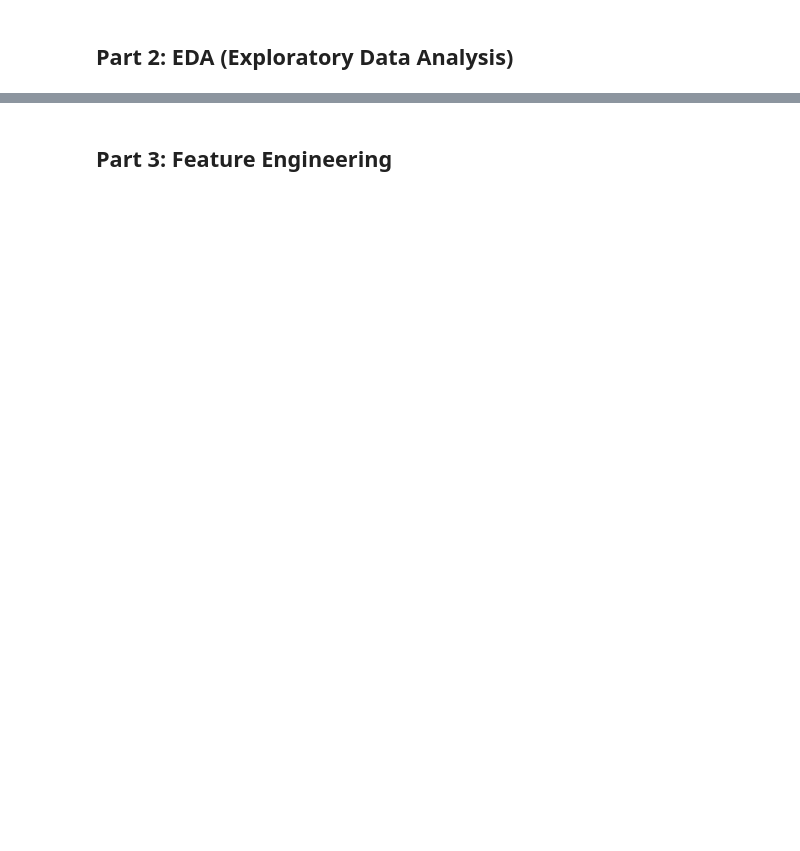
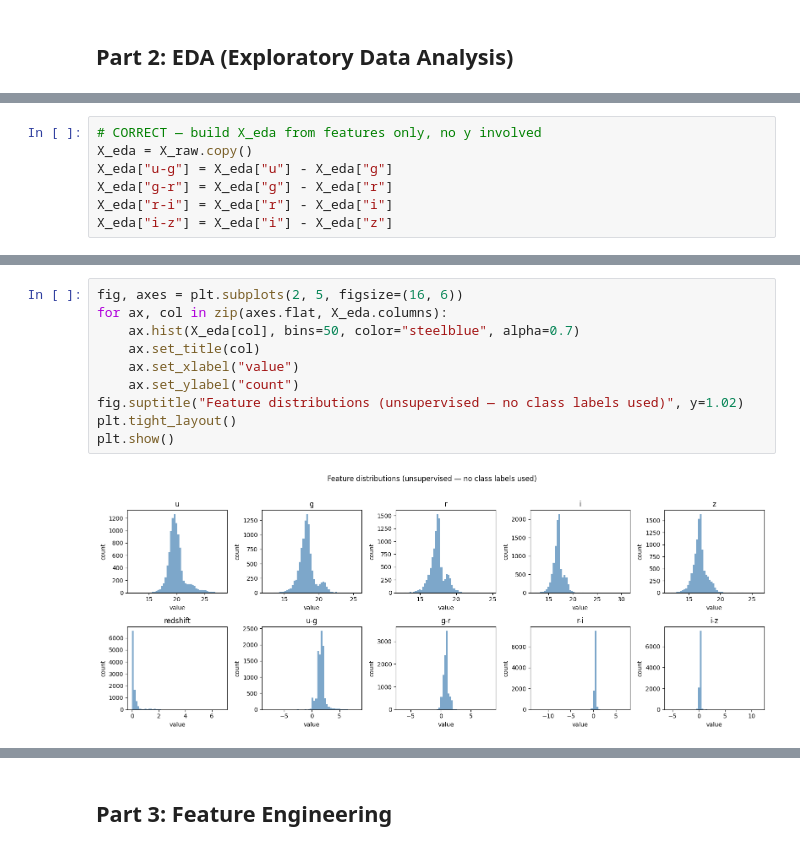
Before and after one commit to DaerenKim/IT1244-Astral-Sentiment-Analysis-Clustering, a Jupyter notebook: astral.ipynb, the cells around one changed output, grey strips where cells are left out. Saved outputs shown, nothing was run; the diff lists cells and outputs as text; blank space fills up the shorter version.

```diff
--- a/astral.ipynb
+++ b/astral.ipynb
@@ -170,0 +109,7 @@ i-z        0.281652  0.252033  -5.64933  11.546050
+# %%
+# CORRECT — build X_eda from features only, no y involved
+X_eda = X_raw.copy()
+X_eda["u-g"] = X_eda["u"] - X_eda["g"]
+X_eda["g-r"] = X_eda["g"] - X_eda["r"]
+X_eda["r-i"] = X_eda["r"] - X_eda["i"]
+X_eda["i-z"] = X_eda["i"] - X_eda["z"]
@@ -170,0 +166,12 @@ i-z        0.281652  0.252033  -5.64933  11.546050
+# %%
+fig, axes = plt.subplots(2, 5, figsize=(16, 6))
+for ax, col in zip(axes.flat, X_eda.columns):
+    ax.hist(X_eda[col], bins=50, color="steelblue", alpha=0.7)
+    ax.set_title(col)
+    ax.set_xlabel("value")
+    ax.set_ylabel("count")
+fig.suptitle("Feature distributions (unsupervised — no class labels used)", y=1.02)
+plt.tight_layout()
+plt.show()
+# %% [output]
+[figure, added]
```
Also changed, not shown: parts of 35 cells of this notebook.
